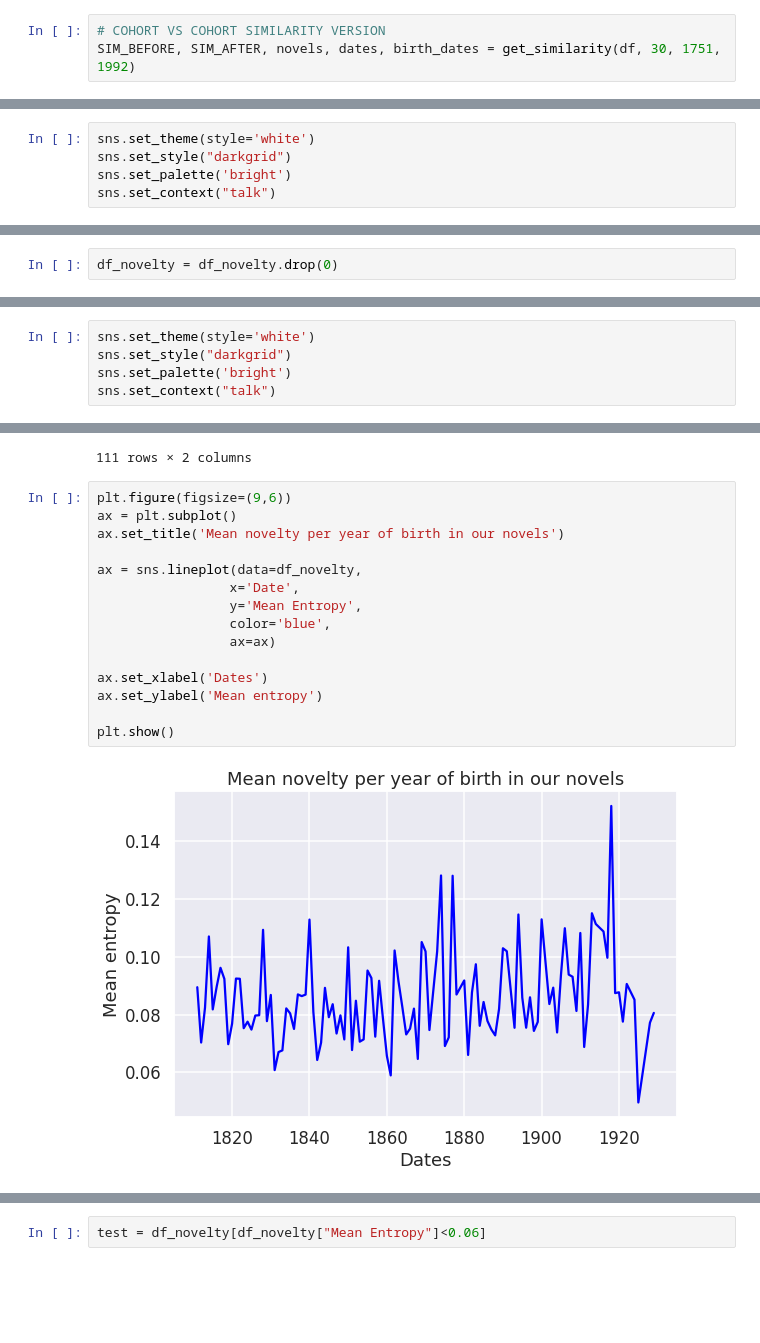
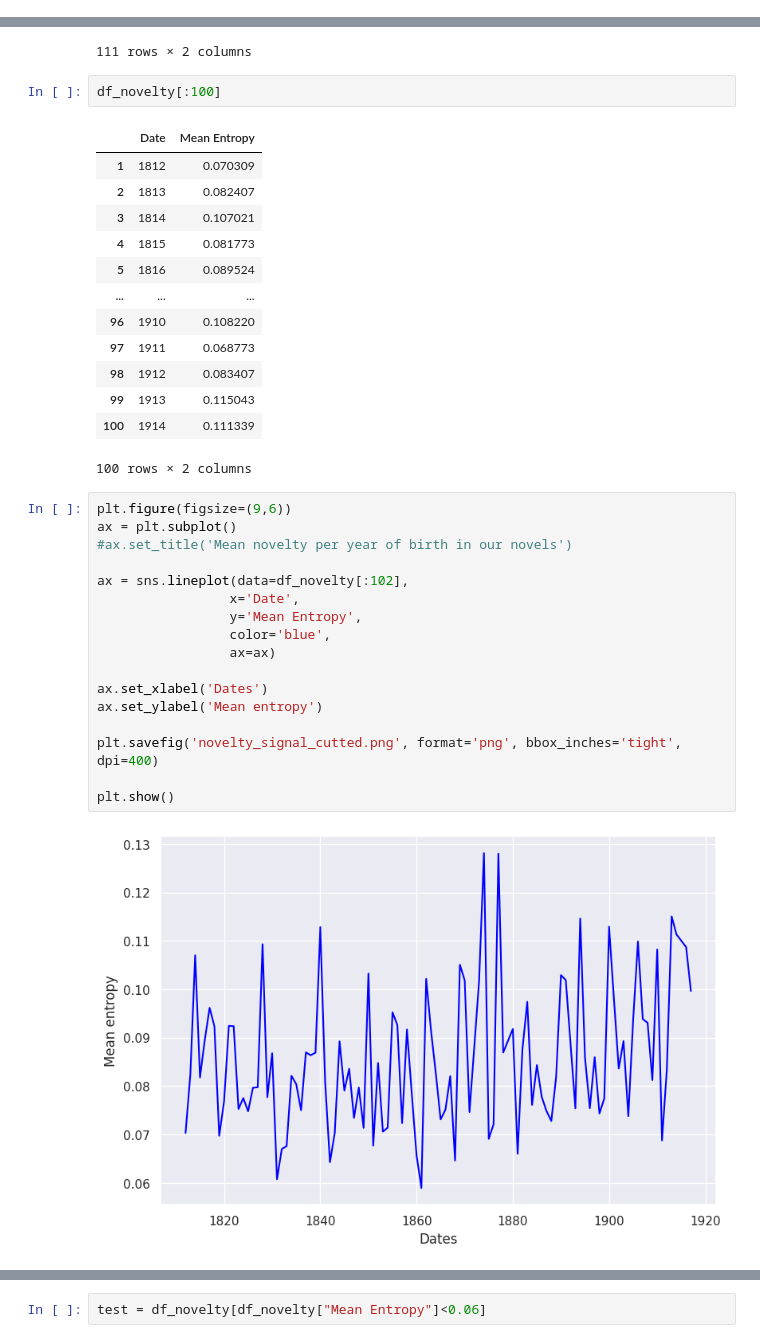
Before and after one commit to crazyjeannot/CHR_beyond_canonicity, a Jupyter notebook: modelize_change.ipynb, the cells around one changed output, grey strips where cells are left out. Drawn from its saved outputs; the diff is of its cells as text; blank space fills up the shorter version.

```diff
--- a/modelize_change.ipynb
+++ b/modelize_change.ipynb
@@ -269,3 +143,0 @@ df = df[df["birth_date"]!='']
-# %%
-# COHORT VS COHORT SIMILARITY VERSION
-SIM_BEFORE, SIM_AFTER, novels, dates, birth_dates = get_similarity(df, 30, 1751, 1992)
@@ -645,7 +466,2 @@ plt.show()
-# %%
-sns.set_theme(style='white')
-sns.set_style("darkgrid")
-sns.set_palette('bright')
-sns.set_context("talk")
 # %%
 df_concat["index"]=df_concat.index
@@ -816,5 +643,3 @@ df_influence_noncanon_auteur= get_df_to_plot(list(influence_non_canonized.dates)
 df_novelty = get_df_to_plot(net_dates_nov, net_NOVELTY)
 # %%
 df_influence = get_df_to_plot(net_dates_nov, net_INFLUENCE)
-# %%
-df_novelty = df_novelty.drop(0)
@@ -867,8 +694,3 @@ test
 | 24 | 1875 | 0.163566 |
 # %%
 1828, 1844, 1855, 1870, 1975
-# %%
-sns.set_theme(style='white')
-sns.set_style("darkgrid")
-sns.set_palette('bright')
-sns.set_context("talk")
@@ -935,20 +817,38 @@ df_novelty
 | 110 | 1928 | 0.077182 |
 | 111 | 1929 | 0.080564 |
 111 rows × 2 columns
+# %%
+df_novelty[:100]
+# %% [output]
+|  | Date | Mean Entropy |
+| 1 | 1812 | 0.070309 |
+| 2 | 1813 | 0.082407 |
+| 3 | 1814 | 0.107021 |
+| 4 | 1815 | 0.081773 |
+| 5 | 1816 | 0.089524 |
+| ... | ... | ... |
+| 96 | 1910 | 0.108220 |
+| 97 | 1911 | 0.068773 |
+| 98 | 1912 | 0.083407 |
+| 99 | 1913 | 0.115043 |
+| 100 | 1914 | 0.111339 |
+100 rows × 2 columns
 # %%
 plt.figure(figsize=(9,6))
 ax = plt.subplot()
-ax.set_title('Mean novelty per year of birth in our novels')
+#ax.set_title('Mean novelty per year of birth in our novels')
 
-ax = sns.lineplot(data=df_novelty,
+ax = sns.lineplot(data=df_novelty[:102],
                  x='Date',
                  y='Mean Entropy',
                  color='blue',
                  ax=ax)
 
 ax.set_xlabel('Dates')
 ax.set_ylabel('Mean entropy')
 
+plt.savefig('novelty_signal_cutted.png', format='png', bbox_inches='tight', dpi=400)
+
 plt.show()
 # %% [output]
-[figure, old version]
+[figure, new version]
```
Also changed, not shown: parts of 65 cells of this notebook.
